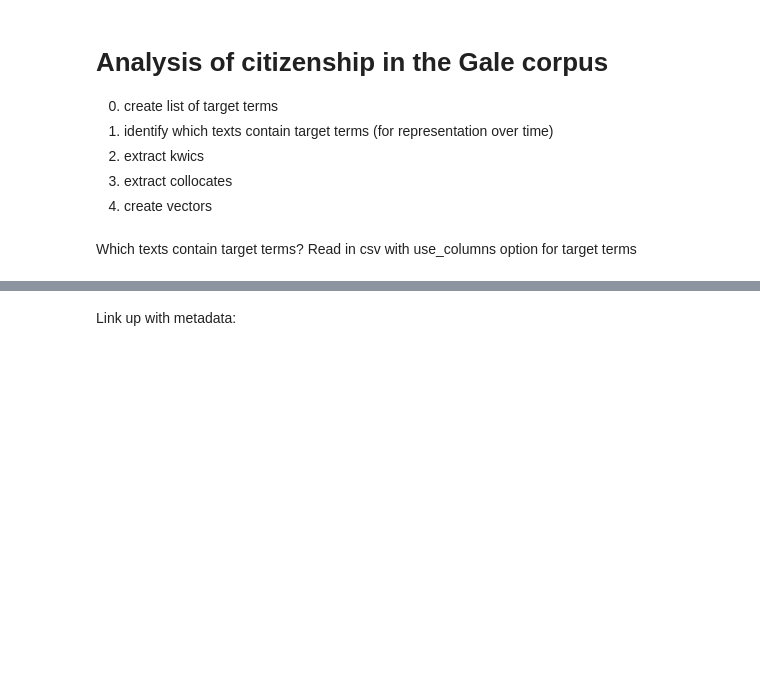
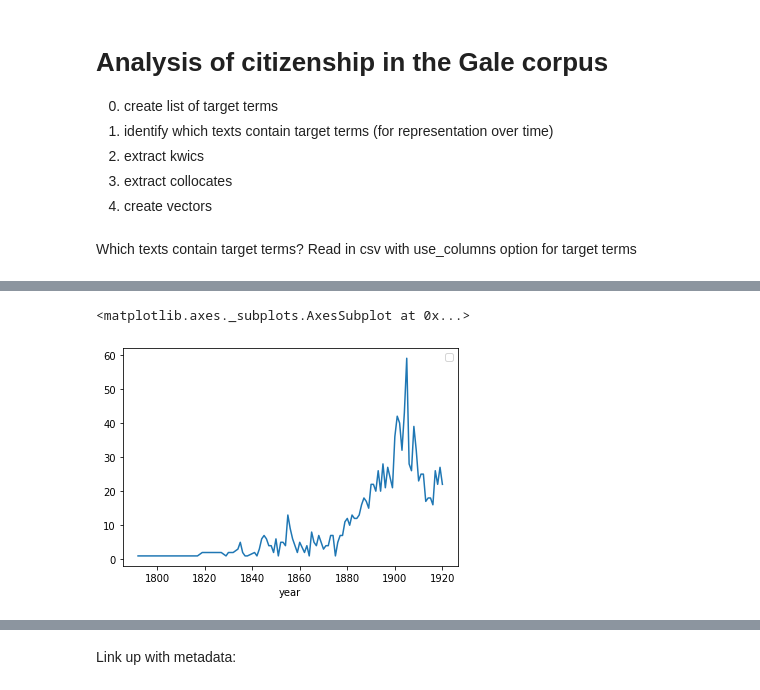
Before and after one commit to erikfredner/c19_2020, a Jupyter notebook: gale_analysis.ipynb, the cells around one changed output, grey strips where cells are left out. Drawn from its saved outputs; the diff is of its cells as text; code cells hidden in the pictures; blank space fills up the shorter version.

```diff
--- a/gale_analysis.ipynb
+++ b/gale_analysis.ipynb
@@ -27,3 +45,10 @@ df = pd.read_csv(dtm, usecols = terms)
+# %%
+blah = pd.merge(df[['_fn','citizenship']][df['citizenship'].notna()], meta[['filename','year']], left_on = '_fn', right_on='filename')
+# %%
+blah[['year','_fn']].groupby('year').count().plot()
+# %% [output]
+<matplotlib.axes._subplots.AxesSubplot at 0x...>
+[figure, added]
 # %%
 df.set_index('_fn', inplace=True)
 # %%
```
Also changed, not shown: parts of 28 cells of this notebook, 2 other files.
